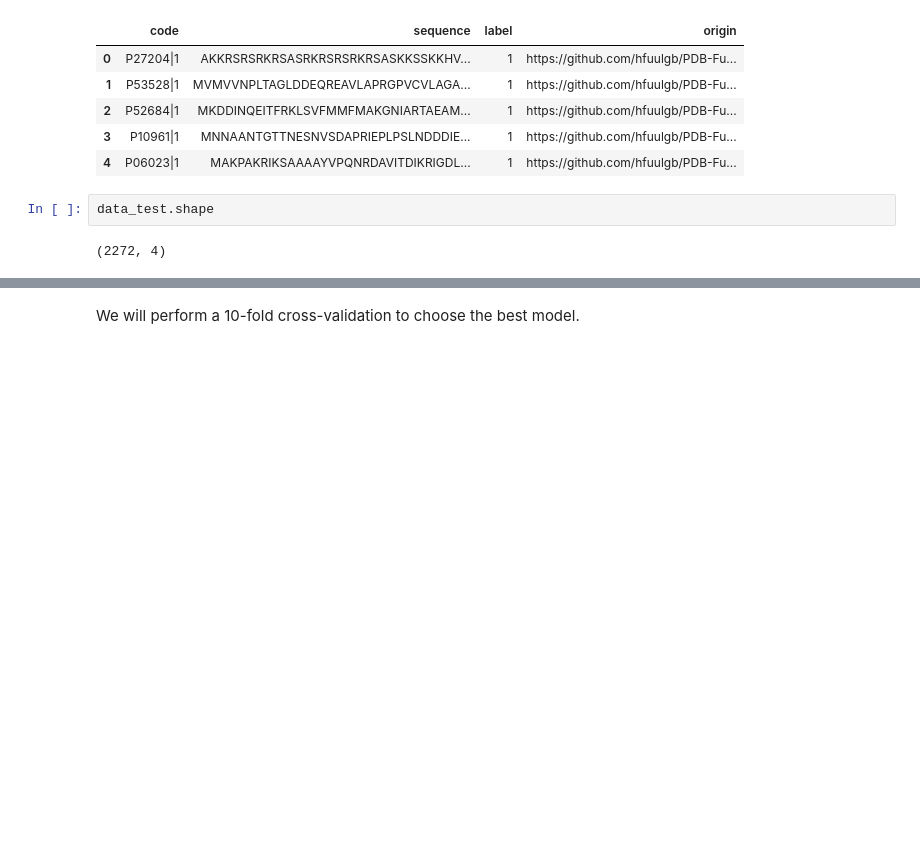
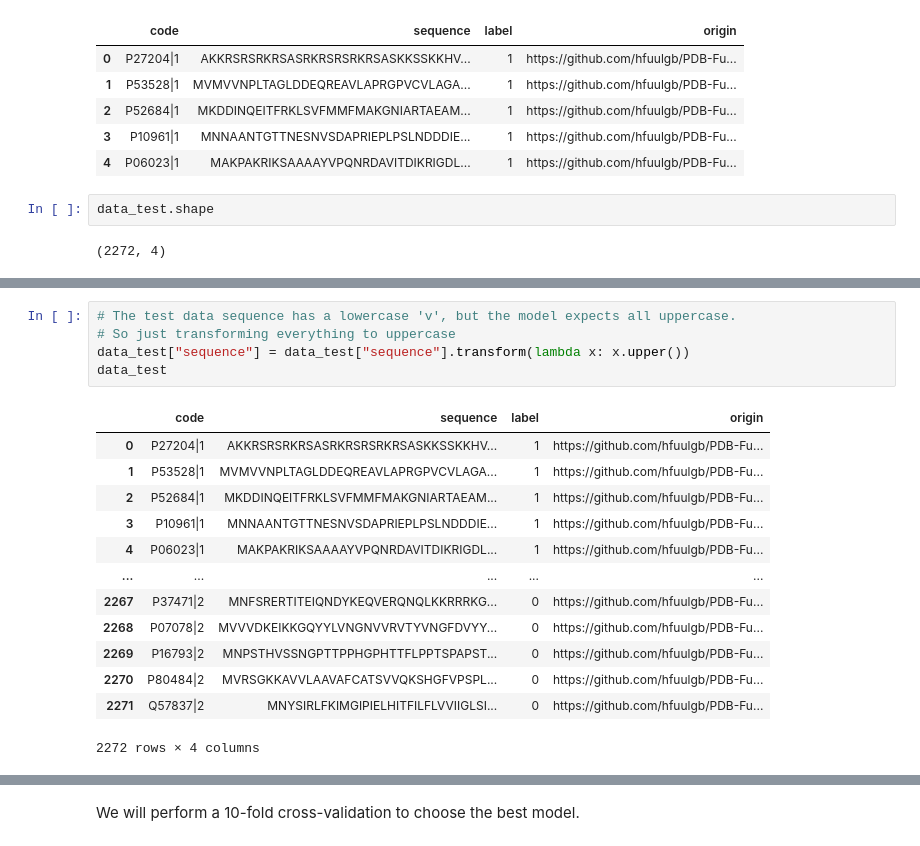
Before and after one commit to MichalRoztocki/Protein-Language-Capstone, a Jupyter notebook: model_sgt_on_instadeep_data/dnab_classification.ipynb, the cells around one changed output, grey strips where cells are left out. Drawn from its saved outputs; the diff is of its cells as text; blank space fills up the shorter version.

```diff
--- a/model_sgt_on_instadeep_data/dnab_classification.ipynb
+++ b/model_sgt_on_instadeep_data/dnab_classification.ipynb
@@ -397,3 +396,22 @@ data_test
+# %%
+# The test data sequence has a lowercase 'v', but the model expects all uppercase.
+# So just transforming everything to uppercase
+data_test["sequence"] = data_test["sequence"].transform(lambda x: x.upper())
+data_test
+# %% [output]
+|  | code | sequence | label | origin |
+| 0 | P27204|1 | AKKRSRSRKRSASRKRSRSRKRSASKKSSKKHV... | 1 | https://github.com/hfuulgb/PDB-Fu... |
+| 1 | P53528|1 | MVMVVNPLTAGLDDEQREAVLAPRGPVCVLAGA... | 1 | https://github.com/hfuulgb/PDB-Fu... |
+| 2 | P52684|1 | MKDDINQEITFRKLSVFMMFMAKGNIARTAEAM... | 1 | https://github.com/hfuulgb/PDB-Fu... |
+| 3 | P10961|1 | MNNAANTGTTNESNVSDAPRIEPLPSLNDDDIE... | 1 | https://github.com/hfuulgb/PDB-Fu... |
+| 4 | P06023|1 | MAKPAKRIKSAAAAYVPQNRDAVITDIKRIGDL... | 1 | https://github.com/hfuulgb/PDB-Fu... |
+| ... | ... | ... | ... | ... |
+| 2267 | P37471|2 | MNFSRERTITEIQNDYKEQVERQNQLKKRRRKG... | 0 | https://github.com/hfuulgb/PDB-Fu... |
+| 2268 | P07078|2 | MVVVDKEIKKGQYYLVNGNVVRVTYVNGFDVYY... | 0 | https://github.com/hfuulgb/PDB-Fu... |
+| 2269 | P16793|2 | MNPSTHVSSNGPTTPPHGPHTTFLPPTSPAPST... | 0 | https://github.com/hfuulgb/PDB-Fu... |
+| 2270 | P80484|2 | MVRSGKKAVVLAAVAFCATSVVQKSHGFVPSPL... | 0 | https://github.com/hfuulgb/PDB-Fu... |
+| 2271 | Q57837|2 | MNYSIRLFKIMGIPIELHITFILFLVVIIGLSI... | 0 | https://github.com/hfuulgb/PDB-Fu... |
+2272 rows × 4 columns
 # %%
 # Data preprocessing
 y_test = data_test['label']
```
Also changed, not shown: parts of 21 cells of this notebook, 1 other file.
